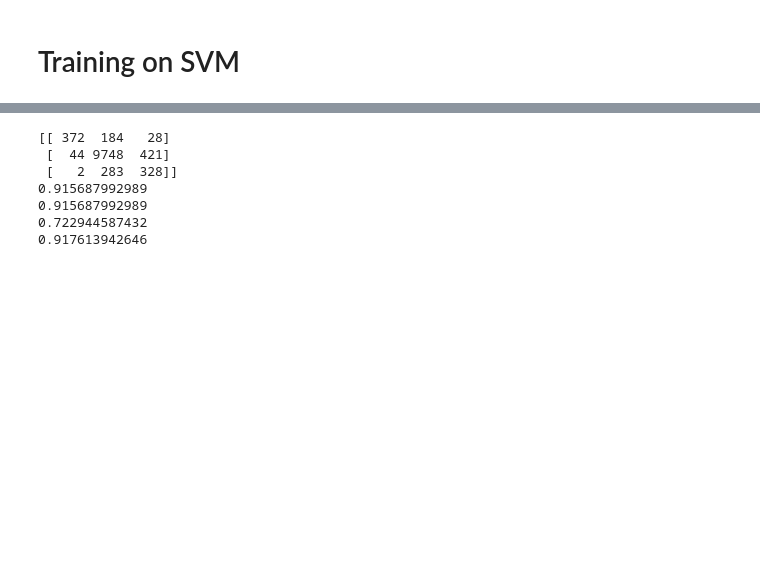
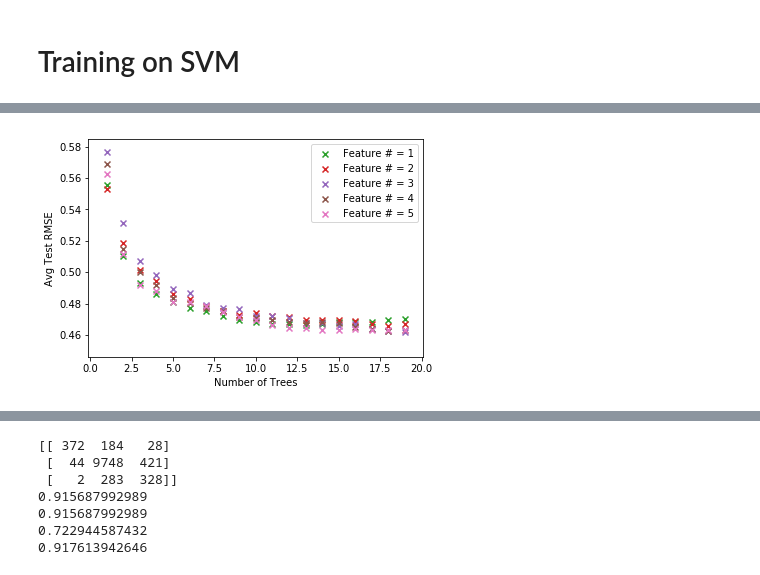
Before and after one commit to RobinChao/mperf-IndoorOutdoorDetection, a Jupyter notebook: src/IODetection.ipynb, the cells around one changed output, grey strips where cells are left out. Drawn from its saved outputs; the diff is of its cells as text; code cells hidden in the pictures; blank space fills up the shorter version.

```diff
--- a/src/IODetection.ipynb
+++ b/src/IODetection.ipynb
@@ -153,0 +203,16 @@ print(df_features.shape)
+# %%
+clf = SVC()
+param_grid = [
+    {'C': [0.001, 0.01, 0.1, 1, 10, 100, 1000],
+     'kernel' : ['rbf','poly'],#, 'sigmoid',
+     'probability' : [True]}
+]
+grid = GridSearchCV(clf, param_grid, cv=10, scoring='accuracy')
+grid.fit(train_features, train_labels)
+print("Grid scores on development set:")
+
+means = grid.cv_results_['mean_test_score']
+stds = grid.cv_results_['std_test_score']
+for mean, std, params in zip(means, stds, grid.cv_results_['params']):
+    print("%0.3f (+/-%0.03f) for %r" % (mean, std * 2, params))
+print("Best parameters:", grid.best_params_)
@@ -154,8 +236,8 @@ print(df_features.shape)
 # %%
 # 10 fold corss validation
-clf = svm.SVC()
+clf = SVC(C=0.1, kernel='rbf')
+#clf.fit(train_features, train_labels)
 kf = KFold(n_splits=10, shuffle=True, random_state=42)
-
 for train_index, test_index in kf.split(train_features):
     X_train, X_test = train_features[train_index], train_features[test_index]
     y_train, y_test = train_labels[train_index], train_labels[test_index]
@@ -188,0 +273,16 @@ Weighted F1 Score: 0.7796039763
+# %%
+from sklearn.naive_bayes import GaussianNB
+clf = GaussianNB()
+kf = KFold(n_splits=10, shuffle=True, random_state=42)
+for train_index, test_index in kf.split(train_features):
+    X_train, X_test = train_features[train_index], train_features[test_index]
+    y_train, y_test = train_labels[train_index], train_labels[test_index]
+    clf.fit(X_train, y_train)
+    y_pred = clf.predict(X_test)
+    confusionmatrix = confusion_matrix(y_test, y_pred)
+    print('Confusion Matrix:\n', confusionmatrix)
+    print('Accuracy:', accuracy_score(y_test, y_pred))
+    print('Micro F1 Score:', f1_score(y_test, y_pred, average='micro'))
+    print('Macro F1 Score:', f1_score(y_test, y_pred, average='macro'))
+    print('Weighted F1 Score:', f1_score(y_test, y_pred, average='weighted'))
+    print('\n')
@@ -188,0 +366,9 @@ Weighted F1 Score: 0.7796039763
+# %%
+for i in range(len(feature_num_rmse_list)):
+    plt.scatter(range(1,20), feature_num_rmse_list[i], marker='x', label='Feature # = {0}'.format(i + 1))
+plt.xlabel('Number of Trees')
+plt.ylabel('Avg Test RMSE')
+plt.legend()
+plt.show()
+# %% [output]
+[figure, added]
```
Also changed, not shown: parts of 16 cells of this notebook, 3 other files.
